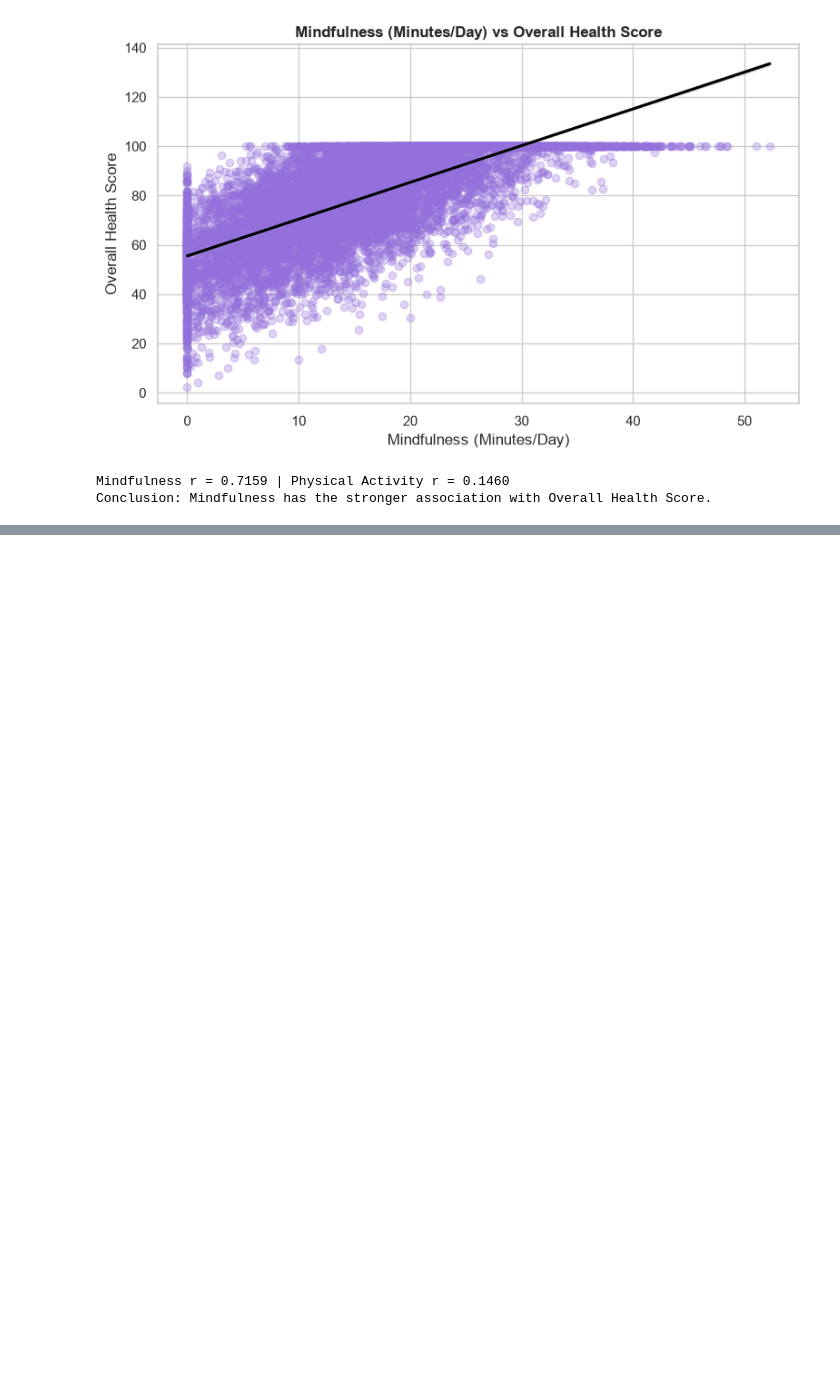
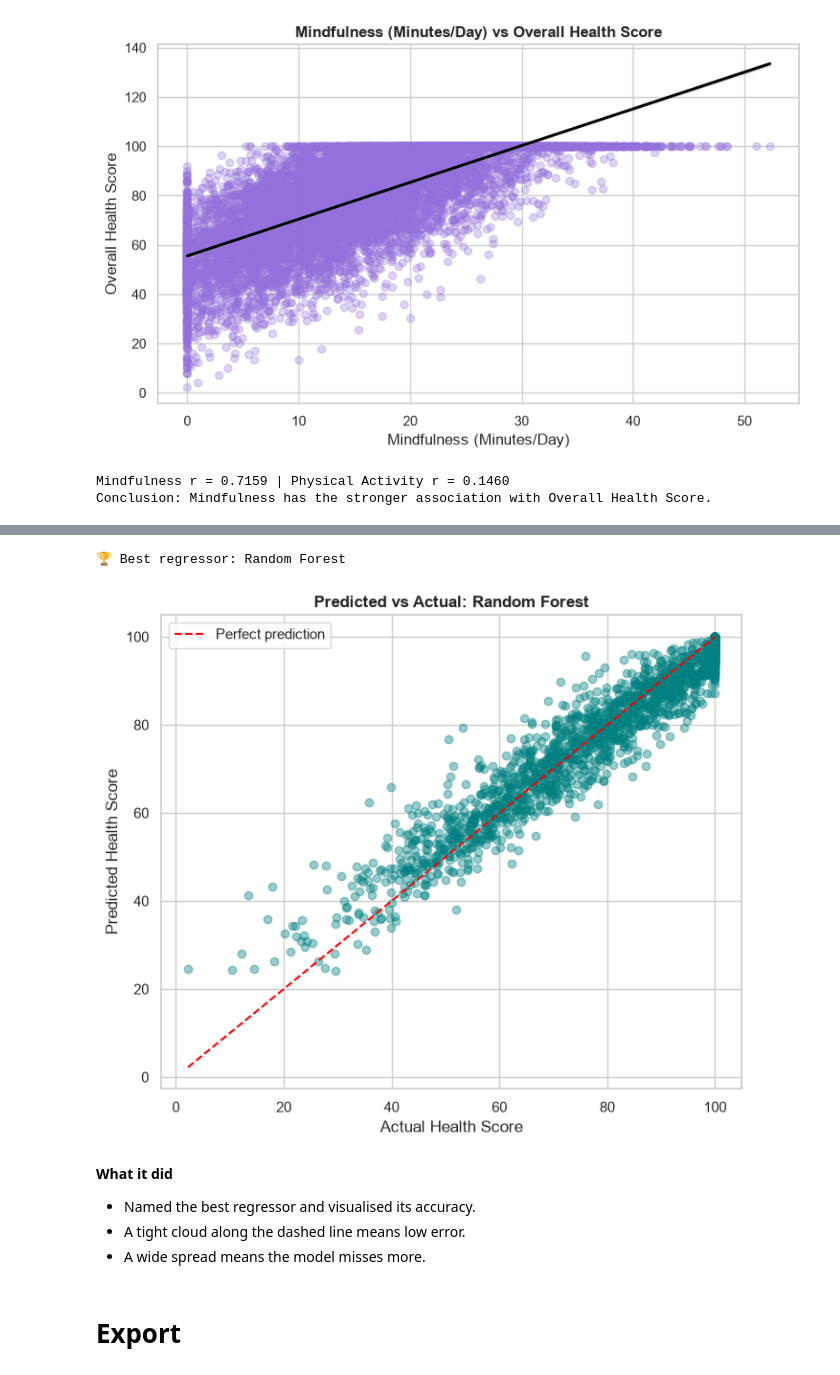
Before and after one commit to LieneRubule/Holistic-Health-and-Lifestyle-Score-Dataset, a Jupyter notebook: jupyter_notebooks/04_Machine_learning.ipynb, the cells around one changed output, grey strips where cells are left out. Drawn from its saved outputs; the diff is of its cells as text; code cells hidden in the pictures; blank space fills up the shorter version.

```diff
--- a/jupyter_notebooks/04_Machine_learning.ipynb
+++ b/jupyter_notebooks/04_Machine_learning.ipynb
@@ -194,0 +386,28 @@ Conclusion: Mindfulness has the stronger association with Overall Health Score.
+# %%
+best_reg_name = (reg_results[reg_results["Model"] != "Baseline"]
+                 .sort_values("CV_R2", ascending=False).iloc[0]["Model"])
+best_reg = reg_models[best_reg_name]
+reg_preds = best_reg.predict(X_test_r)
+print(f"🏆 Best regressor: {best_reg_name}")
+
+plt.figure(figsize=(7, 6))
+plt.scatter(y_test_r, reg_preds, alpha=0.4, color="teal")
+lims = [y_test_r.min(), y_test_r.max()]
+plt.plot(lims, lims, "r--", label="Perfect prediction")
+plt.title(f"Predicted vs Actual: {best_reg_name}", fontweight="bold")
+plt.xlabel("Actual Health Score")
+plt.ylabel("Predicted Health Score")
+plt.legend()
+plt.tight_layout()
+plt.savefig(visuals_dir / "regression_predicted_vs_actual.png", dpi=300)
+plt.show()
+# %% [output]
+🏆 Best regressor: Random Forest
+[figure, added]
+# %% [markdown]
+**What it did**
+- Named the best regressor and visualised its accuracy.
+- A tight cloud along the dashed line means low error.
+- A wide spread means the model misses more.
+# %% [markdown]
+# Export
```
Also changed, not shown: parts of 19 cells of this notebook, 6 other files.
